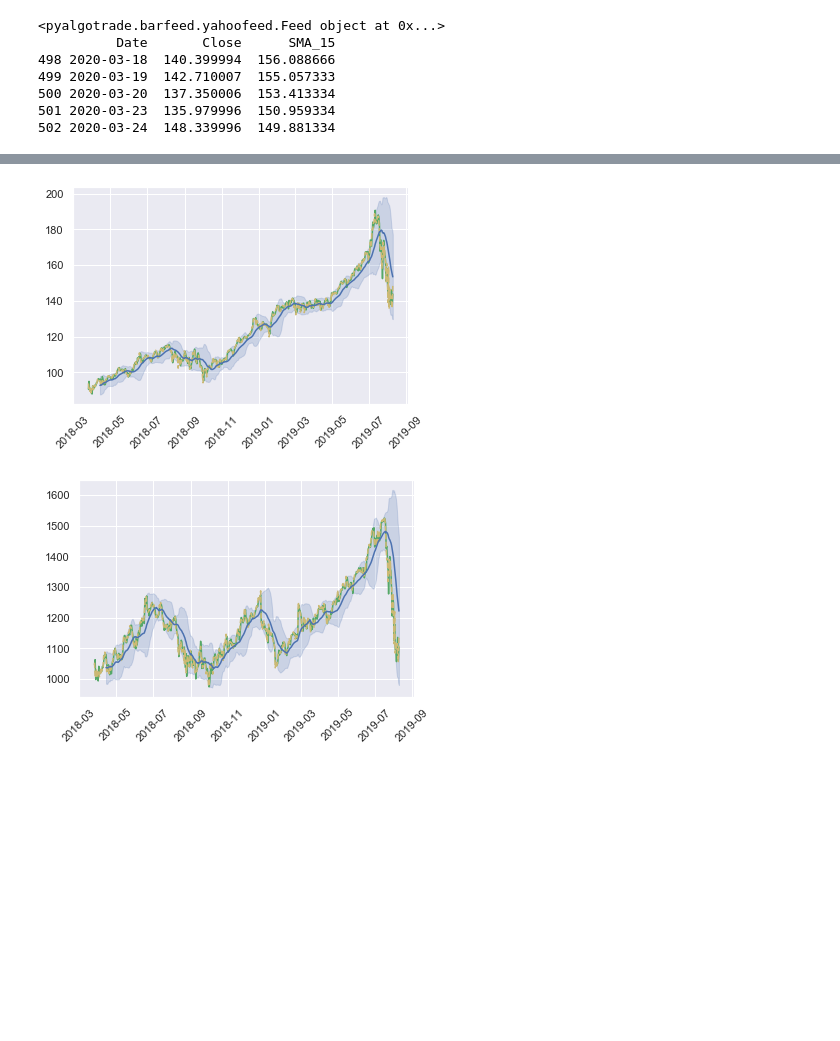
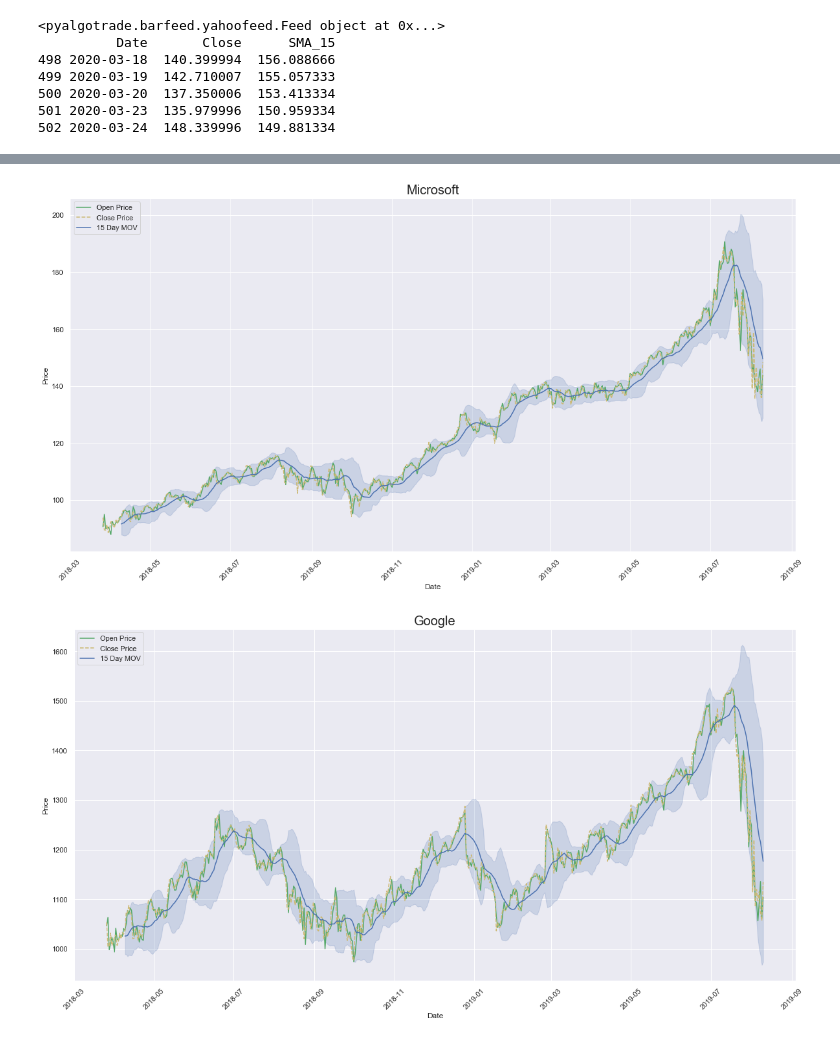
Before and after one commit to tedsmoore/njit-ml-project-spring-2020, a Jupyter notebook: notebooks/scratch-load-timeseries-from-csv.ipynb, the cells around one changed output, grey strips where cells are left out. Drawn from its saved outputs; the diff is of its cells as text; code cells hidden in the pictures; blank space fills up the shorter version.

Commit message:
Updating Graphs to make it easier to read

```diff
--- a/notebooks/scratch-load-timeseries-from-csv.ipynb
+++ b/notebooks/scratch-load-timeseries-from-csv.ipynb
@@ -19,21 +19,27 @@ import pandas as pd
 import matplotlib.pyplot as plt
 sns.set(style="darkgrid")
 
-def graph_stock(stock):
+def graph_stock(stock, name):
     """
     Graphs the Stock stock
     :param symbol: Stock Ticket Symbol
     :return: None
     """
+    fig = plt.figure(figsize=(20,10))
     plt.xticks(rotation=45)
+    plt.title(name, fontsize = 20)
+
+    plt.xlabel("Date")
+    plt.ylabel("Price")
     stock_open_price = pd.Series(stock['Open'].to_numpy(), index=pd.date_range(stock['Date'].iloc[0], periods=503, freq='D'))
     stock_close_price = pd.Series(stock['Close'].to_numpy(), index=pd.date_range(stock['Date'].iloc[0], periods=503, freq='D'))
-    stock_open_price_ma = stock_open_price.rolling(20).mean()
-    stock_open_price_mstd = stock_open_price.rolling(20).std()
+    stock_open_price_ma = stock_open_price.rolling(15).mean()
+    stock_open_price_mstd = stock_open_price.rolling(15).std()
 
-    plt.plot(stock_open_price.index, stock_open_price, 'g')
-    plt.plot(stock_open_price.index, stock_close_price, '--y')
-    plt.plot(stock_open_price_ma.index, stock_open_price_ma , 'b')
+    plt.plot(stock_open_price.index, stock_open_price, 'g', label = "Open Price")
+    plt.plot(stock_open_price.index, stock_close_price, '--y', label = "Close Price")
+    plt.plot(stock_open_price_ma.index, stock_open_price_ma , 'b', label = "15 Day MOV")
+    plt.legend(loc="upper left")
     plt.fill_between(stock_open_price_mstd.index,
                      stock_open_price_ma - 2 * stock_open_price_mstd,
                      stock_open_price_ma + 2 * stock_open_price_mstd,
@@ -88,8 +94,8 @@ MSFT = pd.read_csv('./data/MSFT.csv')
 GOOG = pd.read_csv('./data/GOOG.csv')
 AAPL = pd.read_csv('./data/AAPL.csv')
 AMZN = pd.read_csv('./data/AMZN.csv')
-graph_stock(MSFT)
-graph_stock(GOOG)
-graph_stock(AAPL)
-graph_stock(AMZN)
+graph_stock(MSFT, "Microsoft")
+graph_stock(GOOG, "Google")
+graph_stock(AAPL, "Apple")
+graph_stock(AMZN, "Amazon")
 # %% [output]
@@ -96,2 +106,2 @@ graph_stock(AMZN)
-[figure, old version]
+[figure, new version]
-[figure, old version]
+[figure, new version]
```
Also changed, not shown: parts of 1 cell of this notebook.
